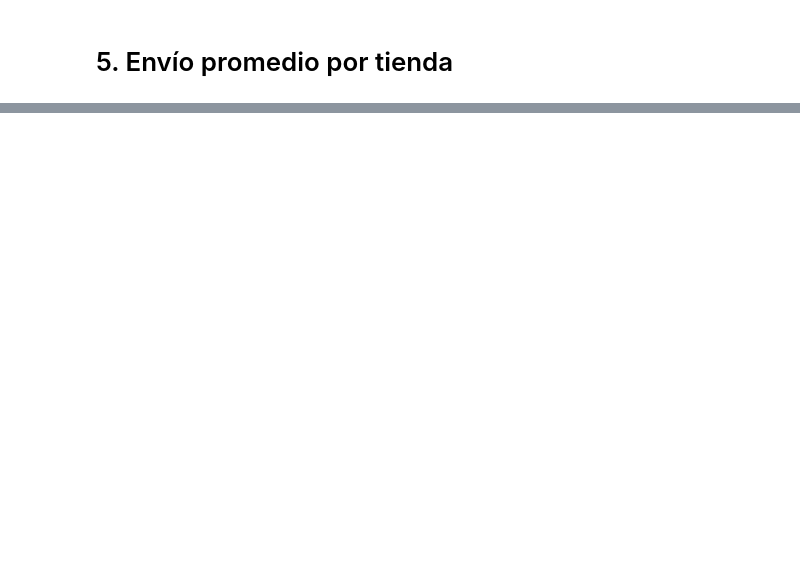
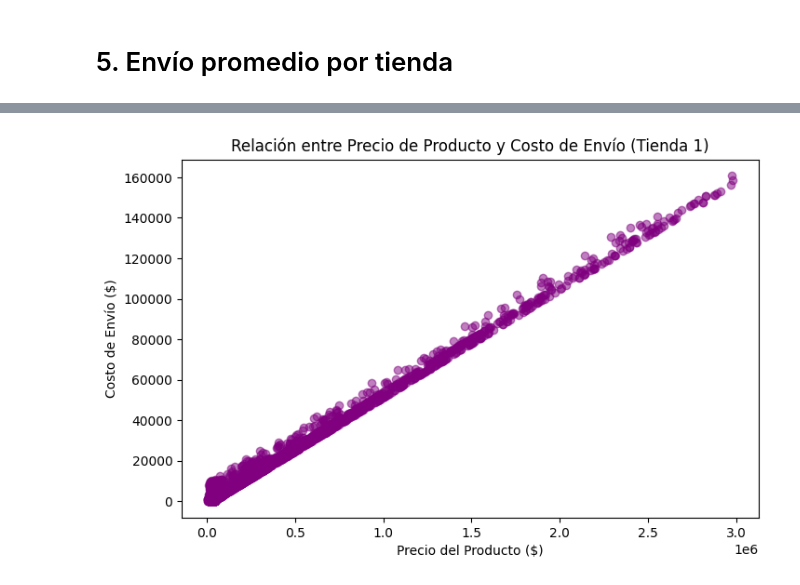
Before and after one commit to Karla12-B/AluraStoreLatam, a Jupyter notebook: AluraStoreLatam.ipynb, the cells around one changed output, grey strips where cells are left out. Cells and saved outputs as stored; diff of their text form; code cells hidden in the pictures; blank space fills up the shorter version.

```diff
--- a/AluraStoreLatam.ipynb
+++ b/AluraStoreLatam.ipynb
@@ -35,0 +198,12 @@ tienda.head()
+# %%
+# Usaremos los datos de la Tienda 1 como ejemplo
+plt.figure(figsize=(8, 5))
+plt.scatter(tienda['Precio'], tienda['Costo de envío'], alpha=0.5, c='purple')
+
+plt.title('Relación entre Precio de Producto y Costo de Envío (Tienda 1)', fontsize=12)
+plt.xlabel('Precio del Producto ($)')
+plt.ylabel('Costo de Envío ($)')
+
+plt.show()
+# %% [output]
+[figure, added]
```
Also changed, not shown: parts of 18 cells of this notebook.
